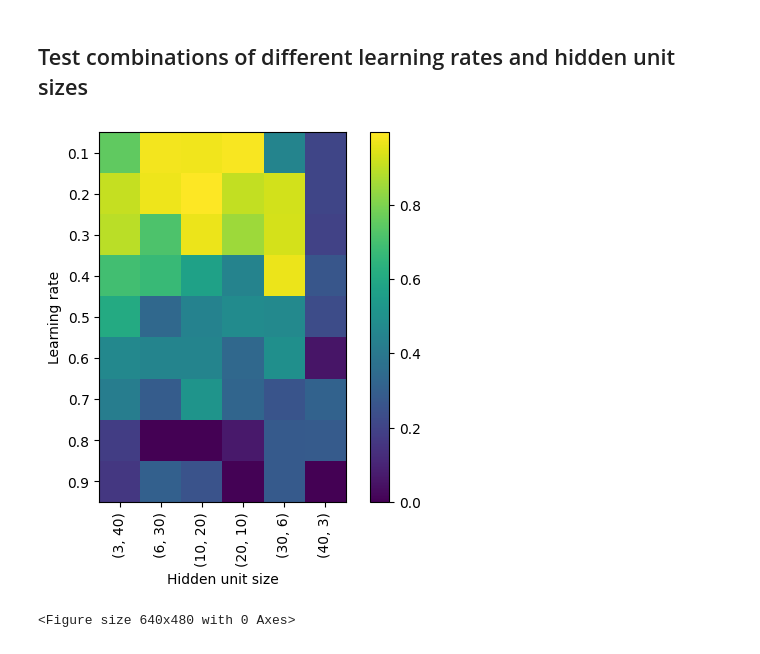
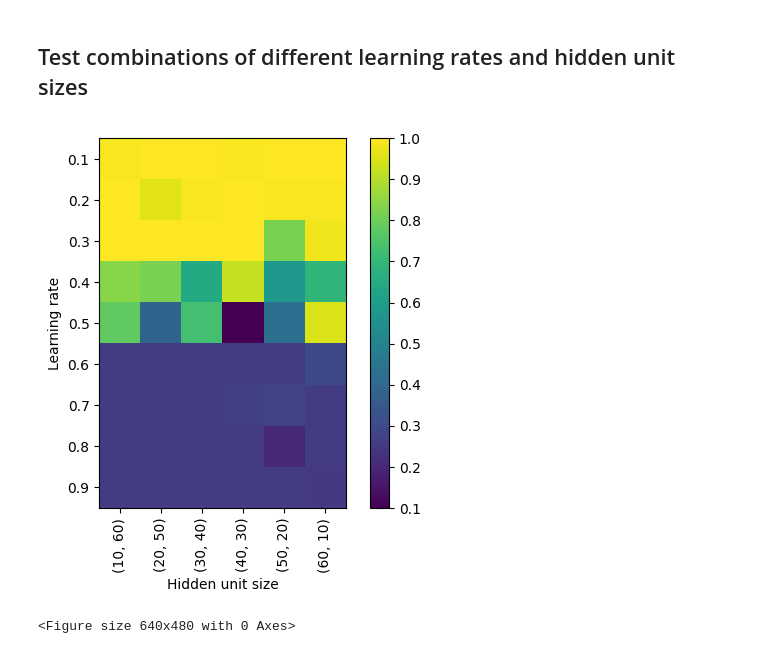
Before and after one commit to wayfarer-ismail/Neural_Network_from_Scratch, a Jupyter notebook: Neural Network from Scratch/task/main.ipynb, the cells around one changed output. Cells and saved outputs as stored; diff of their text form; code cells hidden in the pictures.

Commit message:
further analysis on learning sin pattern, started letter recognition

```diff
--- a/Neural Network from Scratch/task/main.ipynb
+++ b/Neural Network from Scratch/task/main.ipynb
@@ -140,37 +151,37 @@ small test set:
 # %% [markdown]
 ## Test combinations of different learning rates and hidden unit sizes
 # %%
-hidden_unit_sizes = [3, 6, 10, 20, 30, 40]
+hidden_unit_sizes = [10, 20, 30, 40, 50, 60]
 alpha_values = [0.1, 0.2, 0.3, 0.4, 0.5, 0.6, 0.7, 0.8, 0.9]
 
 total_accuracy = np.zeros((len(alpha_values), len(hidden_unit_sizes)))
 
 def train_and_evaluate(alpha, h1_size, h2_size):
     # Create the MLP
     network = MultiLayerPerceptronBig(4, h1_size, h2_size, 1)
 
     # Train the MLP
-    for epoch in range(100):
+    for epoch in range(1000):
         for value, target in zip(X[:400], y[:400]):
             network.train(value, target, alpha)
 
-    # Calculate accuracy
-    return calculate_accuracy(network.forward(X), y)
+    # Calculate accuracy on test set
+    return calculate_accuracy(network.forward(X[400:]), y[400:])
 
 for i, learning_rate in enumerate(alpha_values):
     for j, hidden_unit_size in enumerate(hidden_unit_sizes):
         total_accuracy[i, j] = train_and_evaluate(learning_rate, hidden_unit_sizes[j], hidden_unit_sizes[j*-1 - 1])
 
 # plot heat map
 plt.imshow(total_accuracy, cmap='viridis')
 plt.xticks(np.arange(len(hidden_unit_sizes)), zip(hidden_unit_sizes, hidden_unit_sizes[::-1]), rotation='vertical')
 plt.xlabel('Hidden unit size')
 plt.yticks(np.arange(len(alpha_values)), alpha_values)
 plt.ylabel('Learning rate')
 plt.colorbar()
 plt.show()
-location = "figures/mlp_alpha_units"
+location = "figures/mlp_learn_Sin_alpha_units"
 plt.savefig(f"{location}.png")
 # %% [output]
-[figure, old version]
+[figure, new version]
 <Figure size 640x480 with 0 Axes>
```
Also changed, not shown: parts of 6 cells of this notebook.
